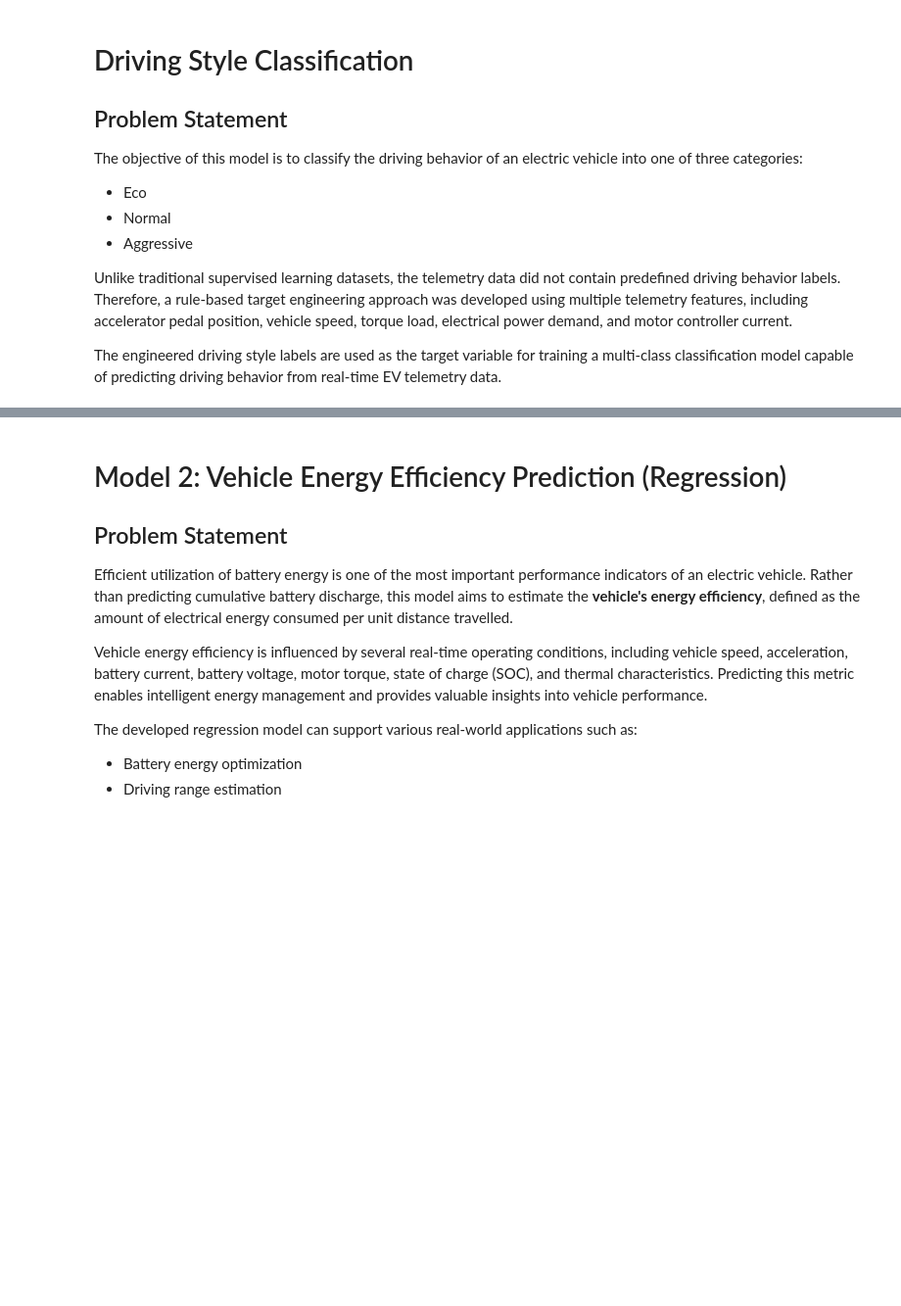
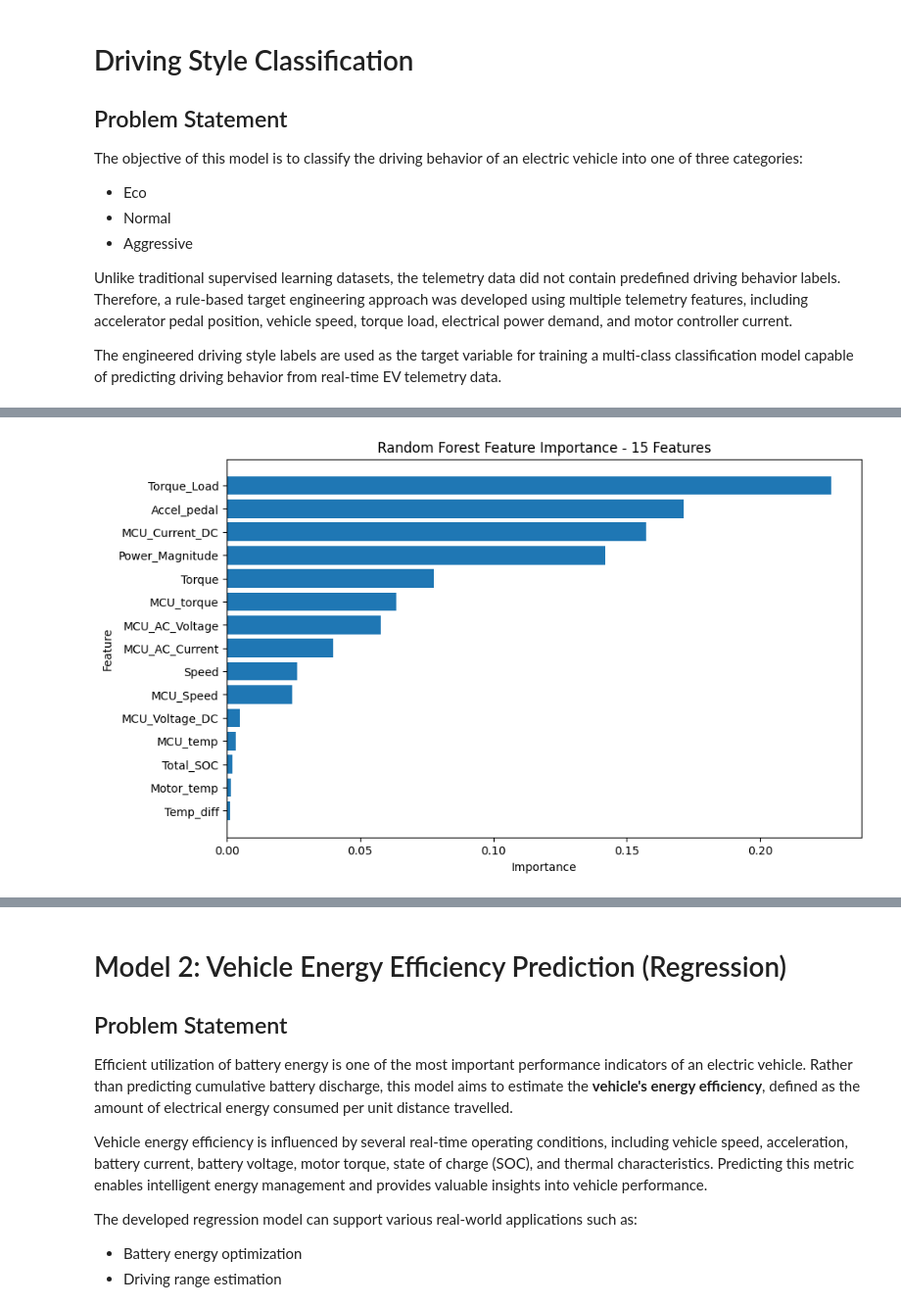
Before and after one commit to Shrawani-DS/ev-intelligence-system, a Jupyter notebook: notebook/ev_analysis.ipynb, the cells around one changed output, grey strips where cells are left out. Shown at 98% size. Cells and saved outputs as stored; diff of their text form; code cells hidden in the pictures; blank space fills up the shorter version.

```diff
--- a/notebook/ev_analysis.ipynb
+++ b/notebook/ev_analysis.ipynb
@@ -1243,0 +1648,19 @@ df["Total_Discharge_energy"].diff().describe()
+# %%
+# Random Forest Feature Importance
+
+
+feature_importance_rf15 = pd.DataFrame({
+    "Feature": X15_train.columns,
+    "Importance": rf_15.feature_importances_
+})
+
+feature_importance_rf15 = (
+    feature_importance_rf15
+    .sort_values(
+        by="Importance",
+        ascending=False
+    )
+    .reset_index(drop=True)
+)
+
+print(feature_importance_rf15)
@@ -1243,0 +1684,20 @@ df["Total_Discharge_energy"].diff().describe()
+# %%
+# Plot Feature Importance
+
+
+plt.figure(figsize=(10, 6))
+
+plt.barh(
+    feature_importance_rf15["Feature"],
+    feature_importance_rf15["Importance"]
+)
+
+plt.gca().invert_yaxis()
+
+plt.xlabel("Importance")
+plt.ylabel("Feature")
+plt.title("Random Forest Feature Importance - 15 Features")
+
+plt.show()
+# %% [output]
+[figure, added]
```
Also changed, not shown: parts of 181 cells of this notebook.
